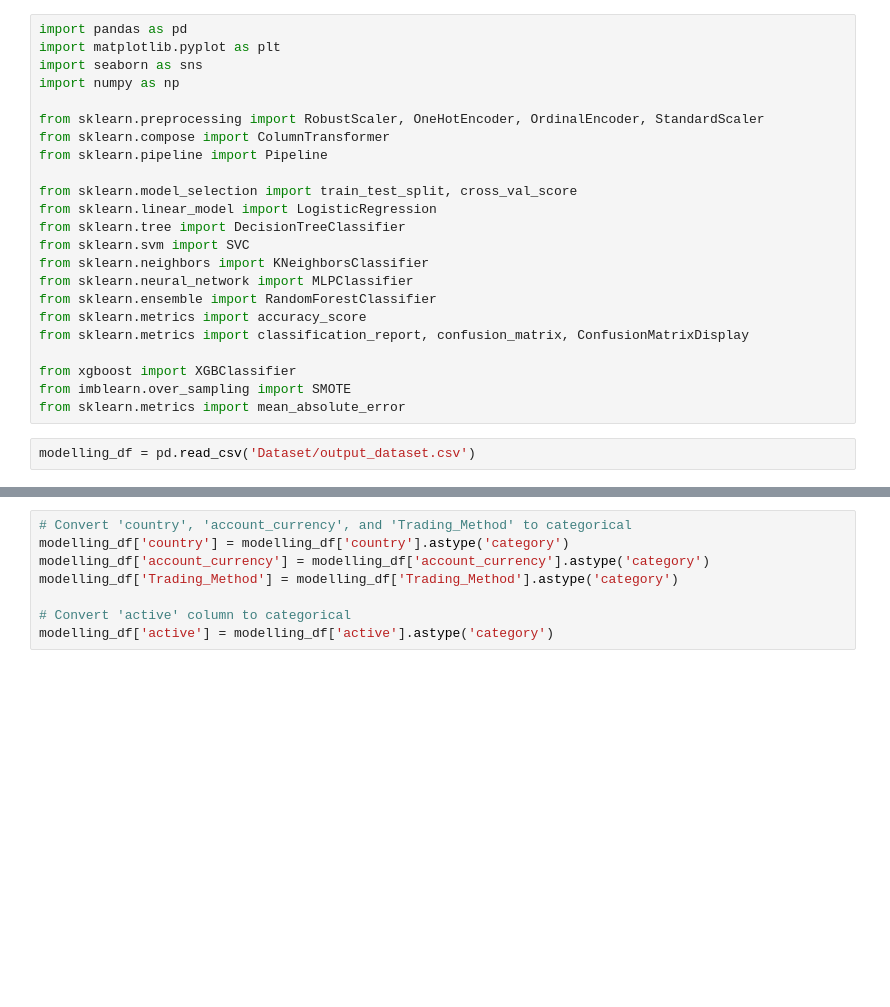
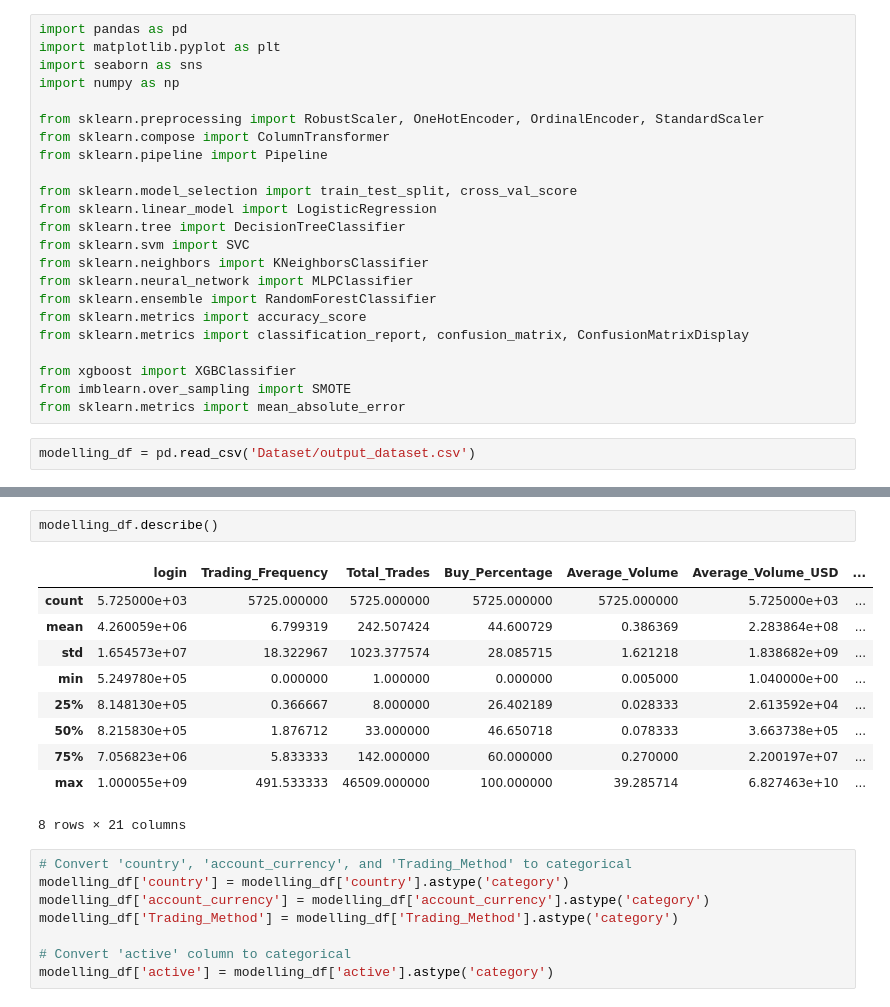
Before and after one commit to CommonCrayon/CapstoneProject, a Jupyter notebook: modelling.ipynb, the cells around one changed output, grey strips where cells are left out. Saved outputs shown, nothing was run; the diff lists cells and outputs as text; blank space fills up the shorter version.

Commit message:
Updated Dataset to not have inf values on Trading_Frequency

```diff
--- a/modelling.ipynb
+++ b/modelling.ipynb
@@ -46,3 +46,16 @@ memory usage: 1.0+ MB
+# %%
+modelling_df.describe()
+# %% [output]
+|  | login | Trading_Frequency | Total_Trades | Buy_Percentage | Average_Volume | Average_Volume_USD | ... |
+| count | 5.725000e+03 | 5725.000000 | 5725.000000 | 5725.000000 | 5725.000000 | 5.725000e+03 | ... |
+| mean | 4.260059e+06 | 6.799319 | 242.507424 | 44.600729 | 0.386369 | 2.283864e+08 | ... |
+| std | 1.654573e+07 | 18.322967 | 1023.377574 | 28.085715 | 1.621218 | 1.838682e+09 | ... |
+| min | 5.249780e+05 | 0.000000 | 1.000000 | 0.000000 | 0.005000 | 1.040000e+00 | ... |
+| 25% | 8.148130e+05 | 0.366667 | 8.000000 | 26.402189 | 0.028333 | 2.613592e+04 | ... |
+| 50% | 8.215830e+05 | 1.876712 | 33.000000 | 46.650718 | 0.078333 | 3.663738e+05 | ... |
+| 75% | 7.056823e+06 | 5.833333 | 142.000000 | 60.000000 | 0.270000 | 2.200197e+07 | ... |
+| max | 1.000055e+09 | 491.533333 | 46509.000000 | 100.000000 | 39.285714 | 6.827463e+10 | ... |
+8 rows × 21 columns
 # %%
 # Convert 'country', 'account_currency', and 'Trading_Method' to categorical
 modelling_df['country'] = modelling_df['country'].astype('category')
```
Also changed, not shown: parts of 6 cells of this notebook, 1 other file.
